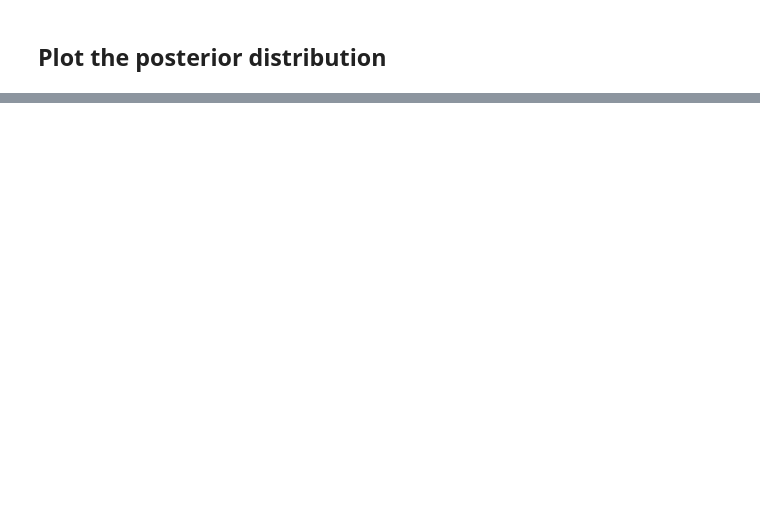
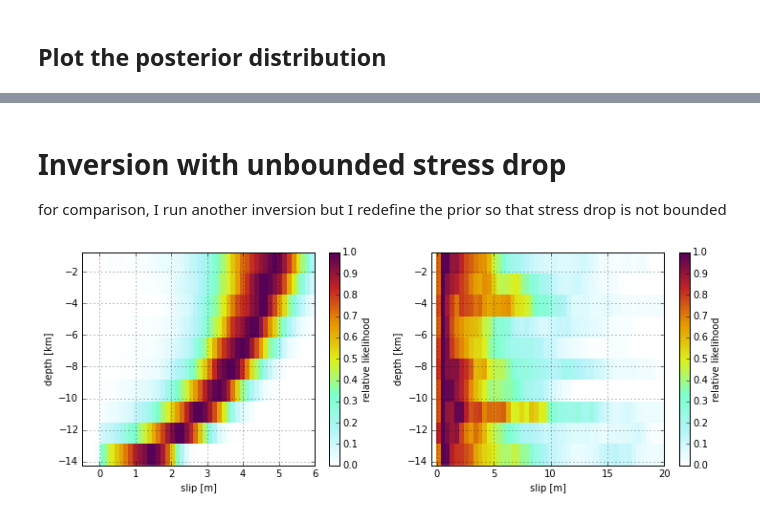
Before and after one commit to treverhines/MendenhallProposal, a Jupyter notebook: 2Ddemo.ipynb, the cells around one changed output, grey strips where cells are left out. Cells and saved outputs as stored; diff of their text form; code cells hidden in the pictures; blank space fills up the shorter version.

```diff
--- a/2Ddemo.ipynb
+++ b/2Ddemo.ipynb
@@ -290,0 +337,74 @@ plt.grid()
+# %% [markdown]
+# Inversion with unbounded stress drop
+
+for comparison, I run another inversion but I redefine the prior so that stress drop is not bounded
+# %%
+def new_prior_likelihood(model):
+  # enforce left-lateral slip
+  if np.any(model < 0.0):
+    return 0.0
+
+  # if the slip directions and stress drops are agree with
+  # the prior then compute the likelihood based on the
+  # potency of the test model
+  potency = np.sum(model)*15000.0
+  return np.exp(-0.5*((potency-600000.0)/100000.0)**2)
+
+initial_state = 0.1 + np.zeros(M)
+step_size = 0.05*np.ones(M)
+
+# find the ensemble of posterior slip models and their
+# corresponding likelihoods
+new_post_ensemble,new_post_likelihood = metropolis_hastings(
+    initial_state,step_size,new_prior_likelihood,
+    observation_likelihood,iterations=1000000)
+
+# Plot the new posterior beside the previous posterior
+
+# Previous posterior
+fig,axs = plt.subplots(1,2,figsize=(12,4))
+ax1 = axs[0]
+ax2 = axs[1]
+
+Nbins = 50
+bin_edges = np.linspace(-0.5,6,Nbins+1)
+bins = np.array(zip(bin_edges[:-1],bin_edges[1:]))
+
+bin_counts = np.zeros((M,Nbins))
+for idx,b in enumerate(bins):
+  bin_counts[:,idx] = np.sum((post_ensemble > b[0]) & (post_ensemble < b[1]),axis=0)
+
+max_counts = np.max(bin_counts,axis=1)
+bin_counts /= max_counts[:,None]
+
+im = ax1.imshow(bin_counts,cmap=myplot.cm.slip2,
+                extent=[-0.5,6,segment_centers[-1]/1000.0,segment_centers[0]/1000.0],
+                aspect='auto',interpolation='none')
+cbar = plt.colorbar(im,ax=ax1)
+ax1.set_xlabel('slip [m]')
+ax1.set_ylabel('depth [km]')
+ax1.grid()
+cbar.set_label('relative likelihood')
+
+# new posterior
+Nbins = 50
+bin_edges = np.linspace(-0.5,20,Nbins+1)
+bins = np.array(zip(bin_edges[:-1],bin_edges[1:]))
+
+bin_counts = np.zeros((M,Nbins))
+for idx,b in enumerate(bins):
+  bin_counts[:,idx] = np.sum((new_post_ensemble > b[0]) & (new_post_ensemble < b[1]),axis=0)
+
+max_counts = np.max(bin_counts,axis=1)
+bin_counts /= max_counts[:,None]
+
+im = ax2.imshow(bin_counts,cmap=myplot.cm.slip2,
+                extent=[-0.5,20,segment_centers[-1]/1000.0,segment_centers[0]/1000.0],
+                aspect='auto',interpolation='none')
+cbar = plt.colorbar(im,ax=ax2)
+ax2.set_xlabel('slip [m]')
+ax2.set_ylabel('depth [km]')
+ax2.grid()
+cbar.set_label('relative likelihood')
+# %% [output]
+[figure, added]
```
Also changed, not shown: parts of 9 cells of this notebook, 9 other files.
